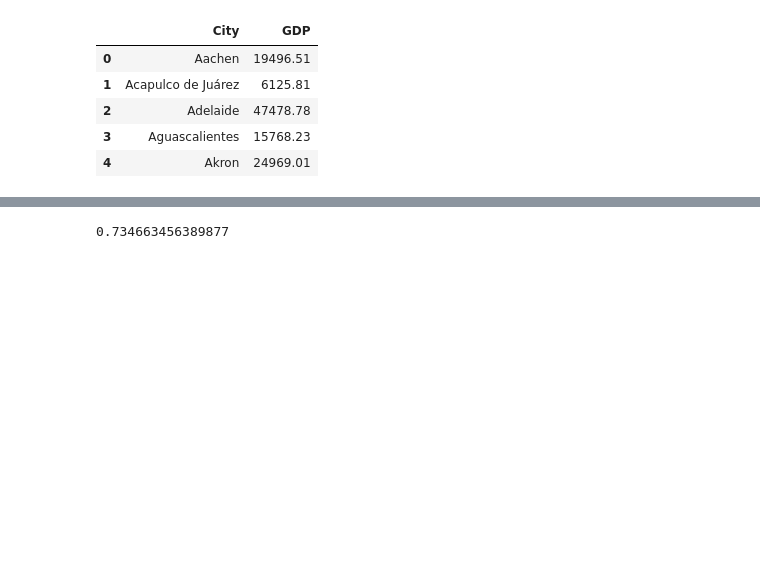
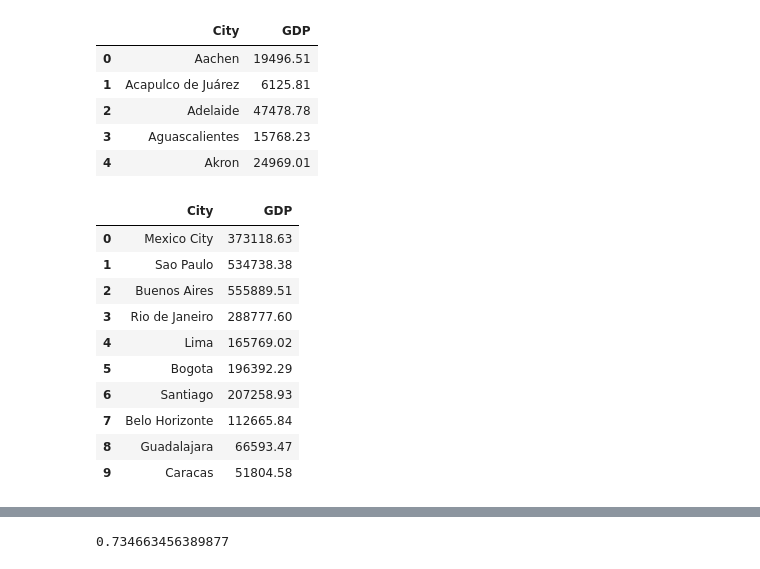
Before and after one commit to alexisriva/ProyectoAED, a Jupyter notebook: project.ipynb, the cells around one changed output, grey strips where cells are left out. Drawn from its saved outputs; the diff is of its cells as text; code cells hidden in the pictures; blank space fills up the shorter version.

```diff
--- a/project.ipynb
+++ b/project.ipynb
@@ -218,3 +223,17 @@ gdp_df.head()
+# %%
+latam_cities_gdp
+# %% [output]
+|  | City | GDP |
+| 0 | Mexico City | 373118.63 |
+| 1 | Sao Paulo | 534738.38 |
+| 2 | Buenos Aires | 555889.51 |
+| 3 | Rio de Janeiro | 288777.60 |
+| 4 | Lima | 165769.02 |
+| 5 | Bogota | 196392.29 |
+| 6 | Santiago | 207258.93 |
+| 7 | Belo Horizonte | 112665.84 |
+| 8 | Guadalajara | 66593.47 |
+| 9 | Caracas | 51804.58 |
 # %%
 merge = pd.merge(maindf, gdp_df, how='inner', on='City')
 # %%
```
Also changed, not shown: parts of 8 cells of this notebook.
